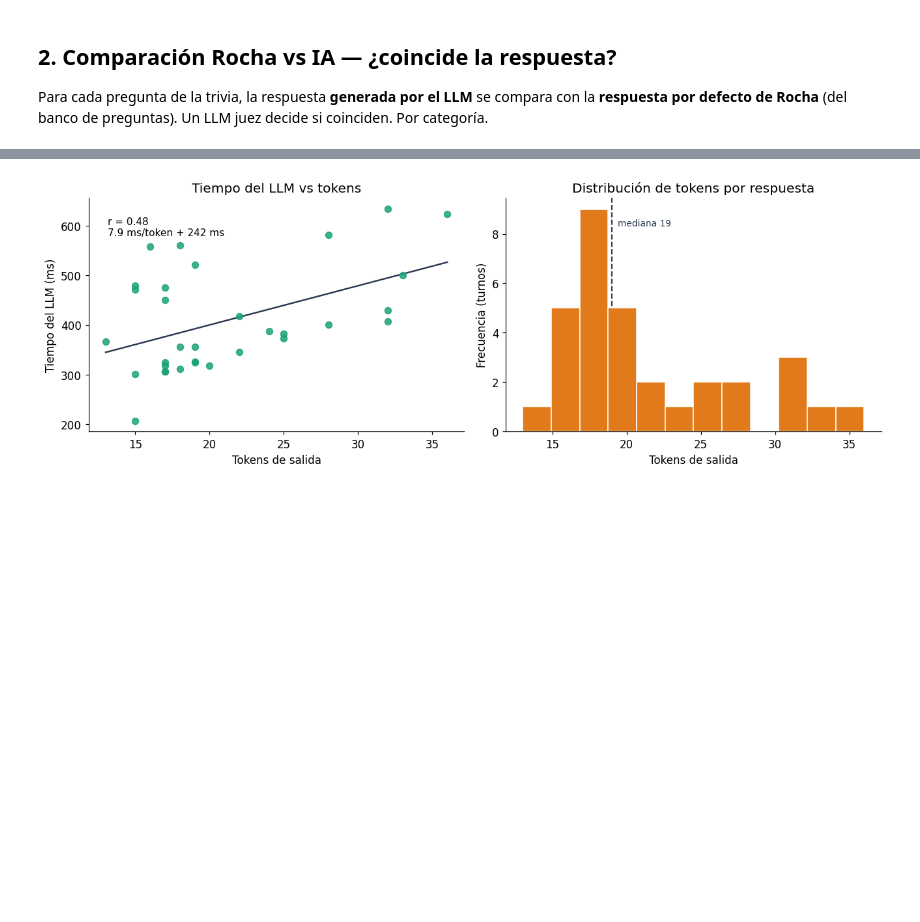
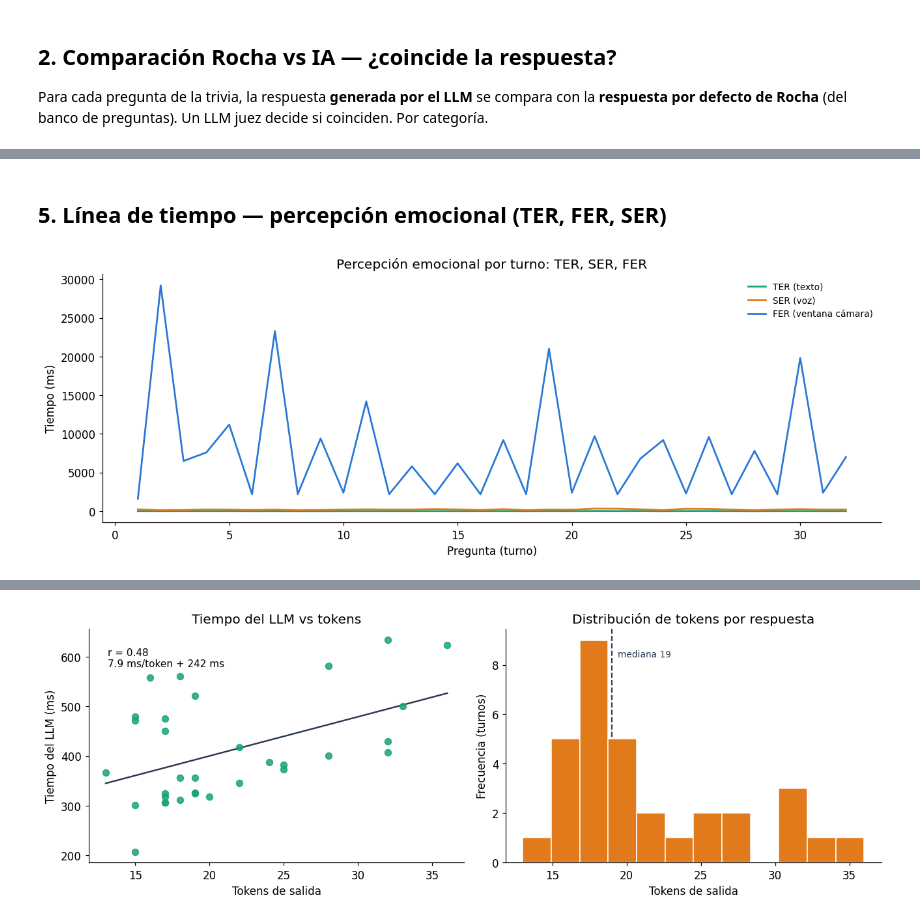
Before and after one commit to Adr4563/ARFORD, a Jupyter notebook: pruebas/metricas/metricas_trivia_romeo.ipynb, the cells around one changed output, grey strips where cells are left out. Saved outputs shown, nothing was run; the diff lists cells and outputs as text; code cells hidden in the pictures; blank space fills up the shorter version.

```diff
--- a/pruebas/metricas/metricas_trivia_romeo.ipynb
+++ b/pruebas/metricas/metricas_trivia_romeo.ipynb
@@ -138,0 +166,14 @@ plt.tight_layout(); plt.show()
+# %% [markdown]
+## 5. Línea de tiempo — percepción emocional (TER, FER, SER)
+# %%
+fig, ax = plt.subplots(figsize=(12,4.5))
+x = dft["pregunta"]
+ax.plot(x, dft["TER"], color=VERDE, lw=1.8, label="TER (texto)")
+ax.plot(x, dft["SER"], color=NARANJA, lw=1.8, label="SER (voz)")
+ax.plot(x, dft["FER"], color=AZUL, lw=1.8, label="FER (ventana cámara)")
+ax.set_xlabel("Pregunta (turno)"); ax.set_ylabel("Tiempo (ms)")
+ax.set_title("Percepción emocional por turno: TER, SER, FER")
+ax.legend(frameon=False, fontsize=9)
+plt.tight_layout(); plt.show()
+# %% [output]
+[figure, added]
```
Also changed, not shown: parts of 18 cells of this notebook, 11 other files.
